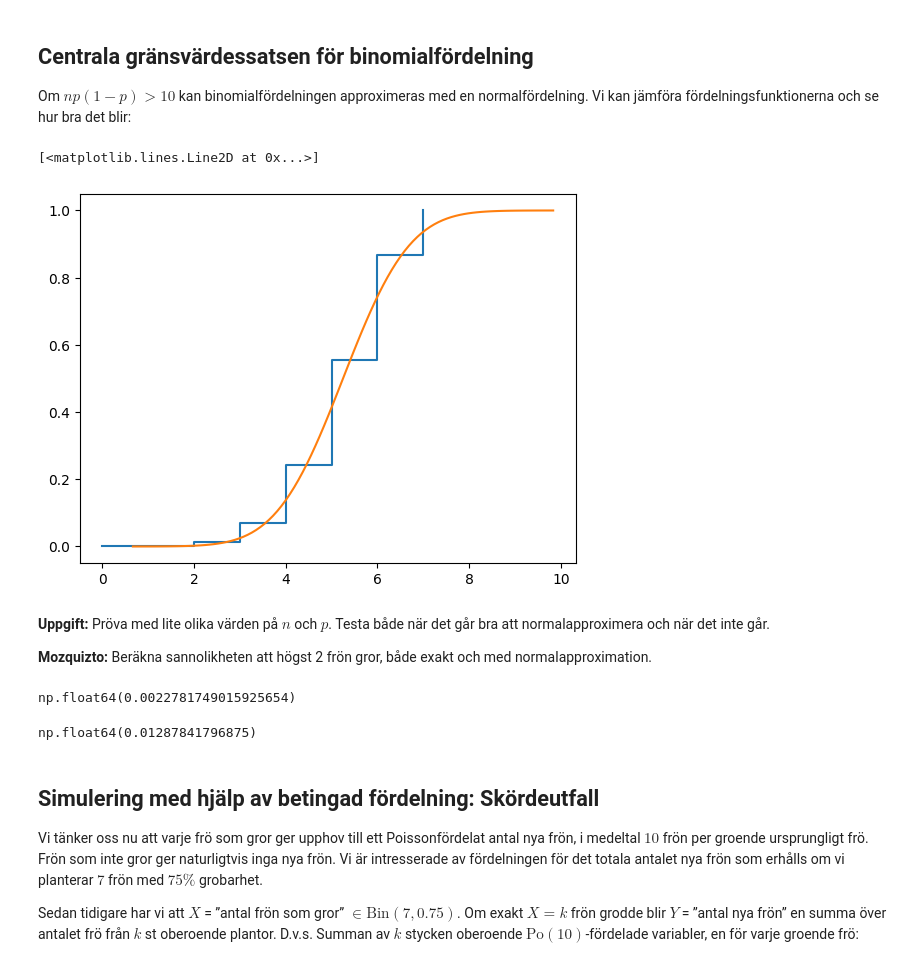
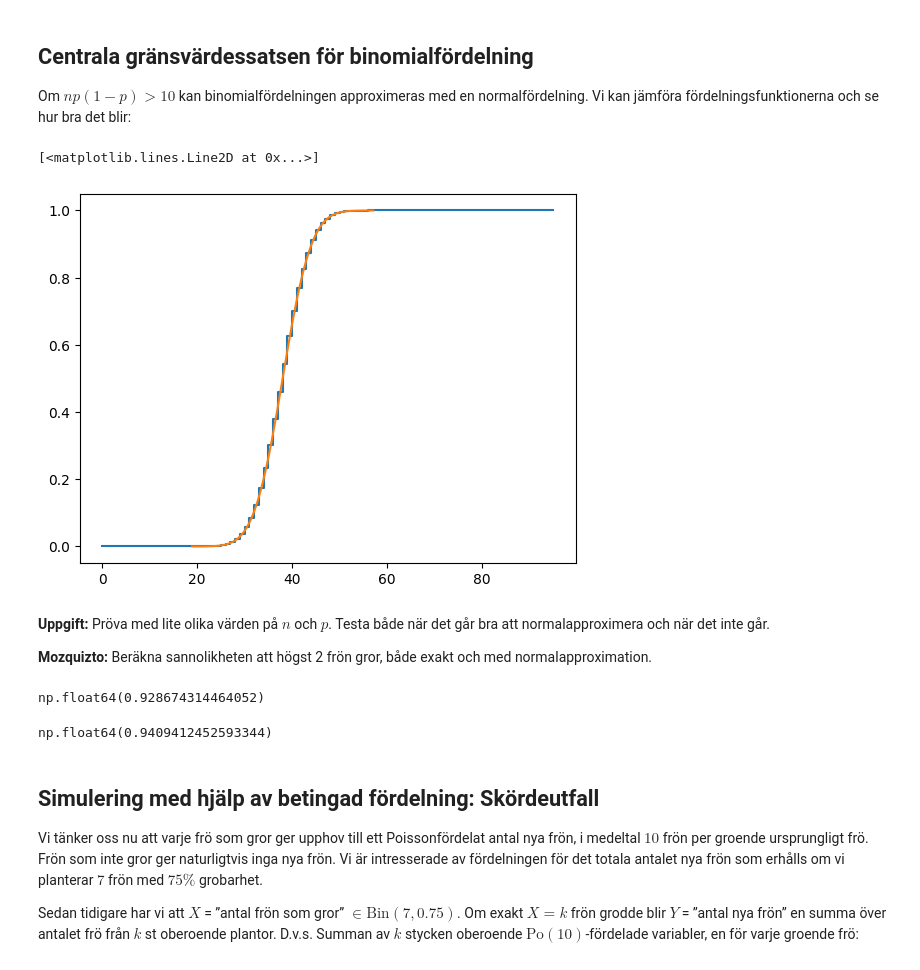
Before and after one commit to GITGUOD/FMSF20-Matematisk-statistik-allm-nkurs, a Jupyter notebook: Lab2/fmsf20_lab2_HT24.ipynb, the cells around one changed output. Saved outputs shown, nothing was run; the diff lists cells and outputs as text; code cells hidden in the pictures.

```diff
--- a/Lab2/fmsf20_lab2_HT24.ipynb
+++ b/Lab2/fmsf20_lab2_HT24.ipynb
@@ -211,33 +211,37 @@ res.plot(x='x',y=['Simulering','Teoretisk'], kind='bar')
 ## Centrala gränsvärdessatsen för binomialfördelning
 Om $np(1-p) > 10$ kan binomialfördelningen approximeras med en normalfördelning. Vi kan jämföra fördelningsfunktionerna och se hur bra det blir:
 # %%
-n = 7
-p = 0.75
+#n = 7
+#p = 0.75
+#Under här är mosquito
+n = 95
+p = 0.4
 E = n*p             # väntevärde i binomialfördelning (använd n och p)
 V = n*p*(1-p)              # varians i binomialfördelning (använd n och p)
 
 #Skappa en vektor för den kontinuerliga variablen som är mu+/-4*sigma, 100 values
 x1 = np.linspace(E-4*np.sqrt(V),E+4*np.sqrt(V), 100)
 #och en vektor [0,1,2,...,n] för den diskreta tätheten
 x2 = np.arange(n+1)
 
 plt.step(x2, stats.binom.cdf(x2, n, p), where='post')
 plt.plot(x1, stats.norm.cdf(x1, E, np.sqrt(V)))      #tips: np.sqrt ger roten ur
 # %% [output]
 [<matplotlib.lines.Line2D at 0x...>]
-[figure, old version]
+[figure, new version]
 # %% [markdown]
 **Uppgift:** Pröva med lite olika värden på $n$ och $p$. Testa både när det går bra att normalapproximera och när det inte går.
 
 **Mozquizto:** Beräkna sannolikheten att högst 2 frön gror, både exakt och med normalapproximation.
 # %%
-stats.norm.cdf(2, E, np.sqrt(V))
+#stats.norm.cdf(2, E, np.sqrt(V))
+stats.norm.cdf(45, E, np.sqrt(V)) # Mosquito
 # %% [output]
-np.float64(0.0022781749015925654)
+np.float64(0.928674314464052)
 # %%
-stats.binom.cdf(2, n, p)
+stats.binom.cdf(45, n, p)
 # %% [output]
-np.float64(0.01287841796875)
+np.float64(0.9409412452593344)
 # %% [markdown]
 ## Simulering med hjälp av betingad fördelning: Skördeutfall
 Vi tänker oss nu att varje frö som gror ger upphov till ett Poissonfördelat antal nya frön, i medeltal $10$ frön per groende ursprungligt frö. Frön som inte gror ger naturligtvis inga nya frön. Vi är intresserade av fördelningen för det totala antalet nya frön som erhålls om vi planterar $7$ frön med $75\%$ grobarhet.
```
Also changed, not shown: parts of 10 cells of this notebook.
